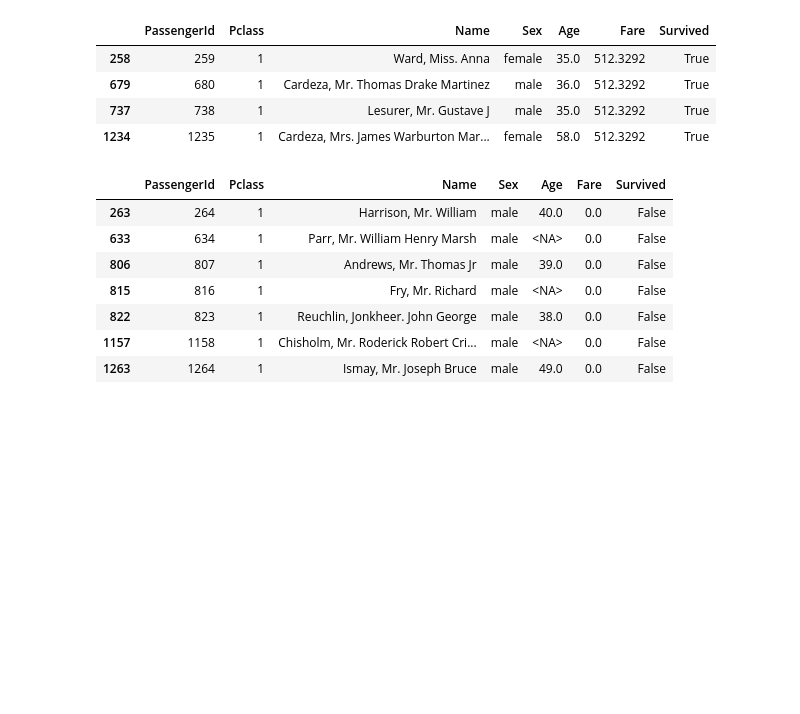
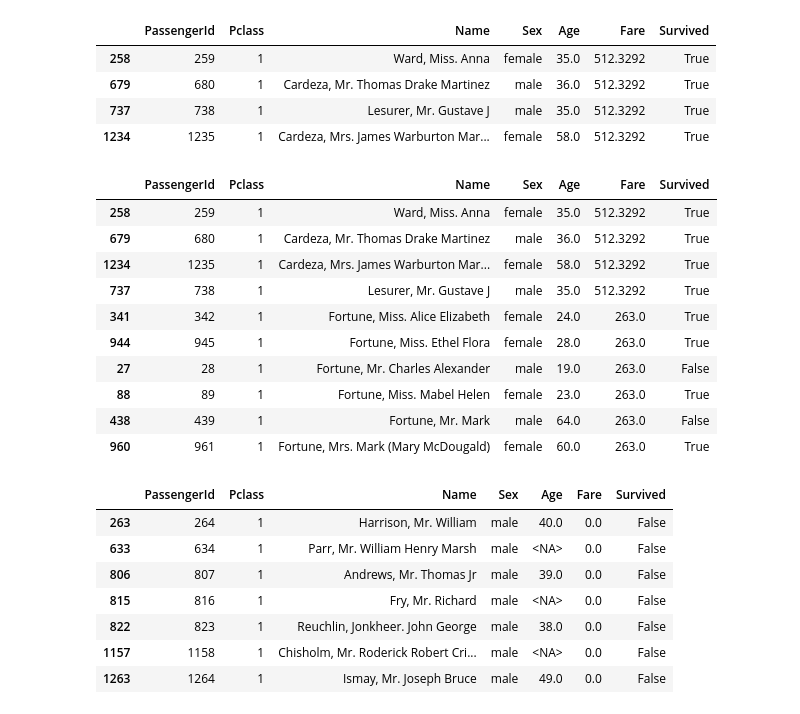
Before and after one commit to ZorroLeVrai/Python.Bureautique, a Jupyter notebook: Notebooks/Exercices/exo_15_Titanic.ipynb, the cells around one changed output. Drawn from its saved outputs; the diff is of its cells as text; code cells hidden in the pictures; blank space fills up the shorter version.

```diff
--- a/Notebooks/Exercices/exo_15_Titanic.ipynb
+++ b/Notebooks/Exercices/exo_15_Titanic.ipynb
@@ -81,6 +81,20 @@ df_passagers_ticket_le_plus_cher
 | 679 | 680 | 1 | Cardeza, Mr. Thomas Drake Martinez | male | 36.0 | 512.3292 | True |
 | 737 | 738 | 1 | Lesurer, Mr. Gustave J | male | 35.0 | 512.3292 | True |
 | 1234 | 1235 | 1 | Cardeza, Mrs. James Warburton Mar... | female | 58.0 | 512.3292 | True |
+# %%
+df_titanic.sort_values(by='Fare', ascending=False).head(10)
+# %% [output]
+|  | PassengerId | Pclass | Name | Sex | Age | Fare | Survived |
+| 258 | 259 | 1 | Ward, Miss. Anna | female | 35.0 | 512.3292 | True |
+| 679 | 680 | 1 | Cardeza, Mr. Thomas Drake Martinez | male | 36.0 | 512.3292 | True |
+| 1234 | 1235 | 1 | Cardeza, Mrs. James Warburton Mar... | female | 58.0 | 512.3292 | True |
+| 737 | 738 | 1 | Lesurer, Mr. Gustave J | male | 35.0 | 512.3292 | True |
+| 341 | 342 | 1 | Fortune, Miss. Alice Elizabeth | female | 24.0 | 263.0 | True |
+| 944 | 945 | 1 | Fortune, Miss. Ethel Flora | female | 28.0 | 263.0 | True |
+| 27 | 28 | 1 | Fortune, Mr. Charles Alexander | male | 19.0 | 263.0 | False |
+| 88 | 89 | 1 | Fortune, Miss. Mabel Helen | female | 23.0 | 263.0 | True |
+| 438 | 439 | 1 | Fortune, Mr. Mark | male | 64.0 | 263.0 | False |
+| 960 | 961 | 1 | Fortune, Mrs. Mark (Mary McDougald) | female | 60.0 | 263.0 | True |
 # %%
 # 5 - Quelles personnes n’ont pas payé leurs billets de 1ère classe ?
 df_passagers_billet_premiere_classe_gratuit = df_titanic[(df_titanic['Pclass'] == 1) & (df_titanic['Fare'] == 0)]
```
Also changed, not shown: parts of 9 cells of this notebook, 1 other file.
